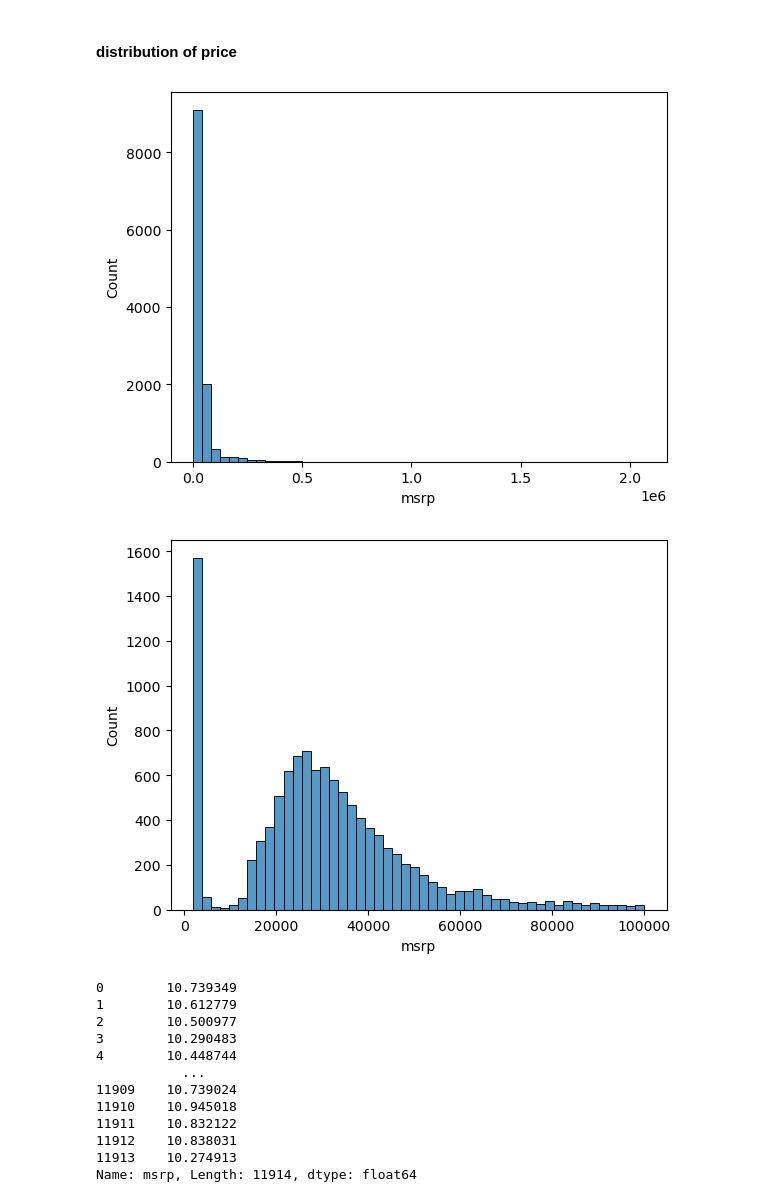
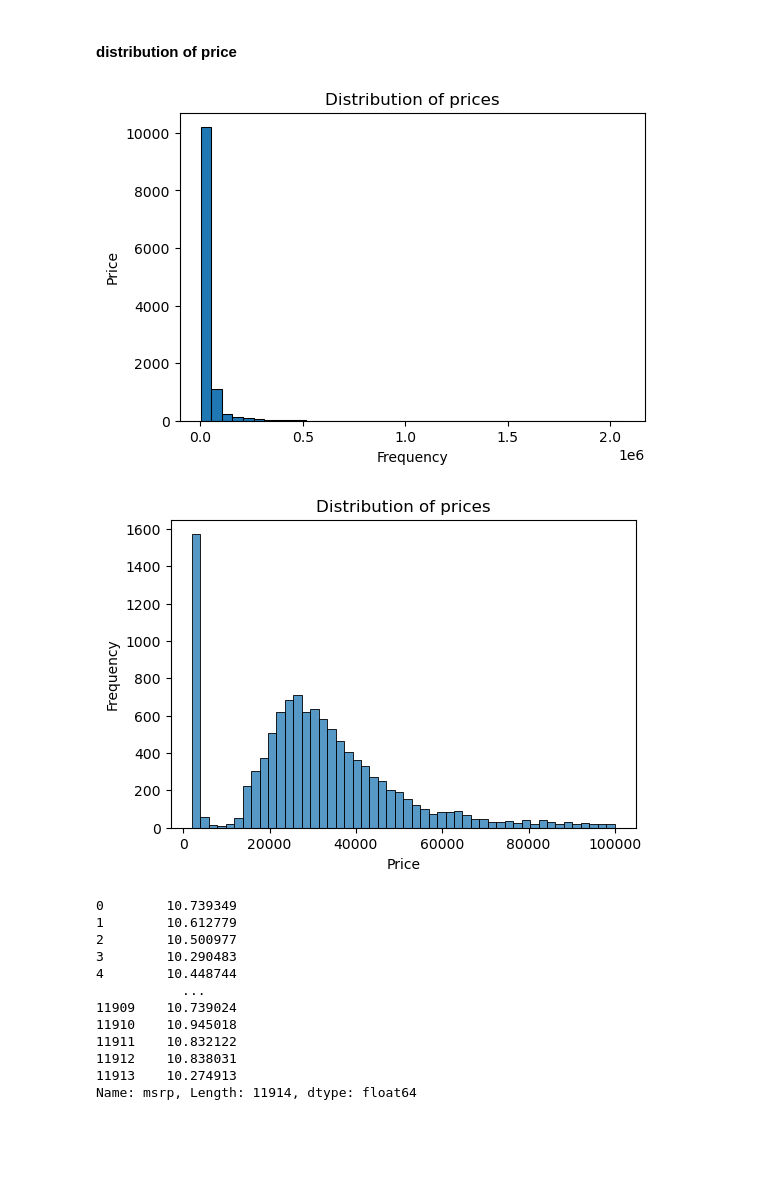
Before and after one commit to filipebodas/ml_zoomcamp_2025, a Jupyter notebook: code/02_regression/02_code.ipynb, the cells around one changed output. Cells and saved outputs as stored; diff of their text form; code cells hidden in the pictures; blank space fills up the shorter version.

```diff
--- a/code/02_regression/02_code.ipynb
+++ b/code/02_regression/02_code.ipynb
@@ -103,17 +103,28 @@ msrp
 # %% [markdown]
 #### distribution of price
 # %%
-sns.histplot(df['msrp'], bins = 50)
+plt.figure(figsize = (6,4))
+
+sns.histplot(df['msrp'], bins = 40, alpha = 1)
+plt.xlabel('Frequency')
+plt.ylabel('Price')
+plt.title('Distribution of prices')
 plt.show()
 # %% [output]
-[figure, old version]
+[figure, new version]
 # %%
+plt.figure(figsize=(6, 4))
+
 sns.histplot(df['msrp'][df['msrp'] < 100000], bins = 50)
+plt.ylabel('Frequency')
+plt.xlabel('Price')
+plt.title('Distribution of prices')
+
 plt.show()
 
 ## long-tail distribution --> common in prices, most of the available itens are cheap. This kind of skew distribution is not good for ml, the tail will confuse our model
 # %% [output]
-[figure, old version]
+[figure, new version]
 # %%
 # log1p adds 1 to all the values, to avoid having zeros in our log function
 
```
Also changed, not shown: parts of 109 cells of this notebook.
